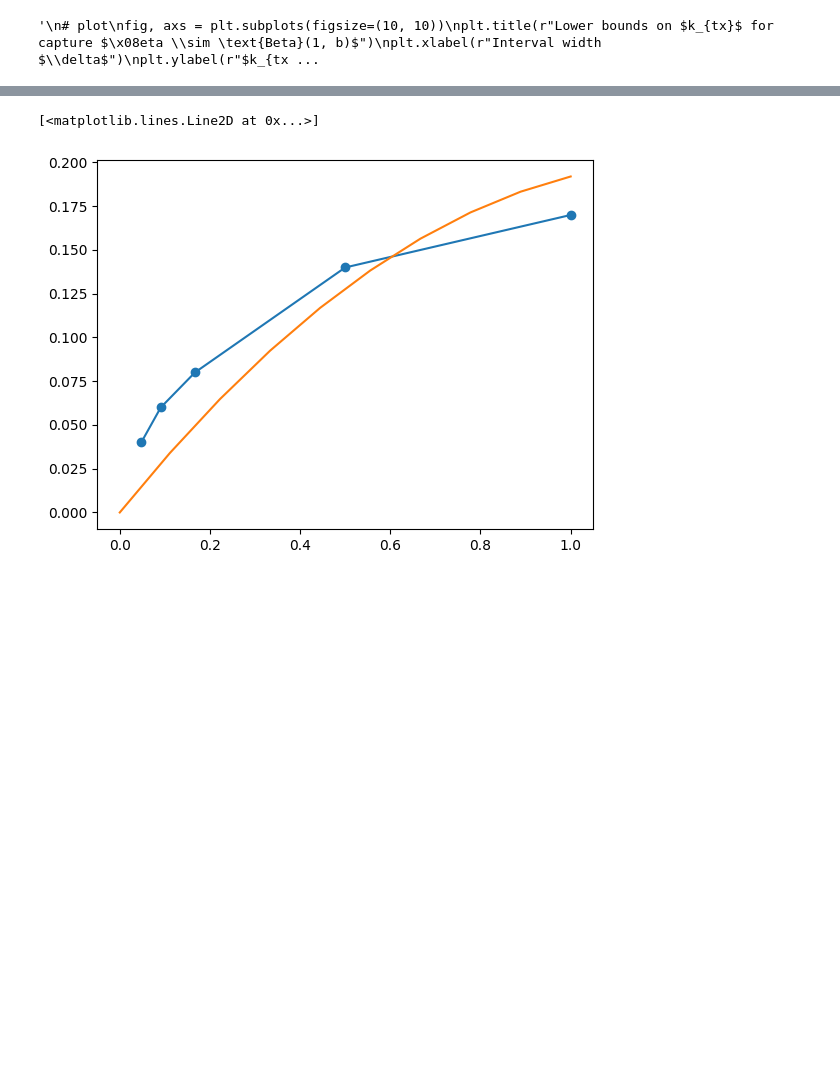
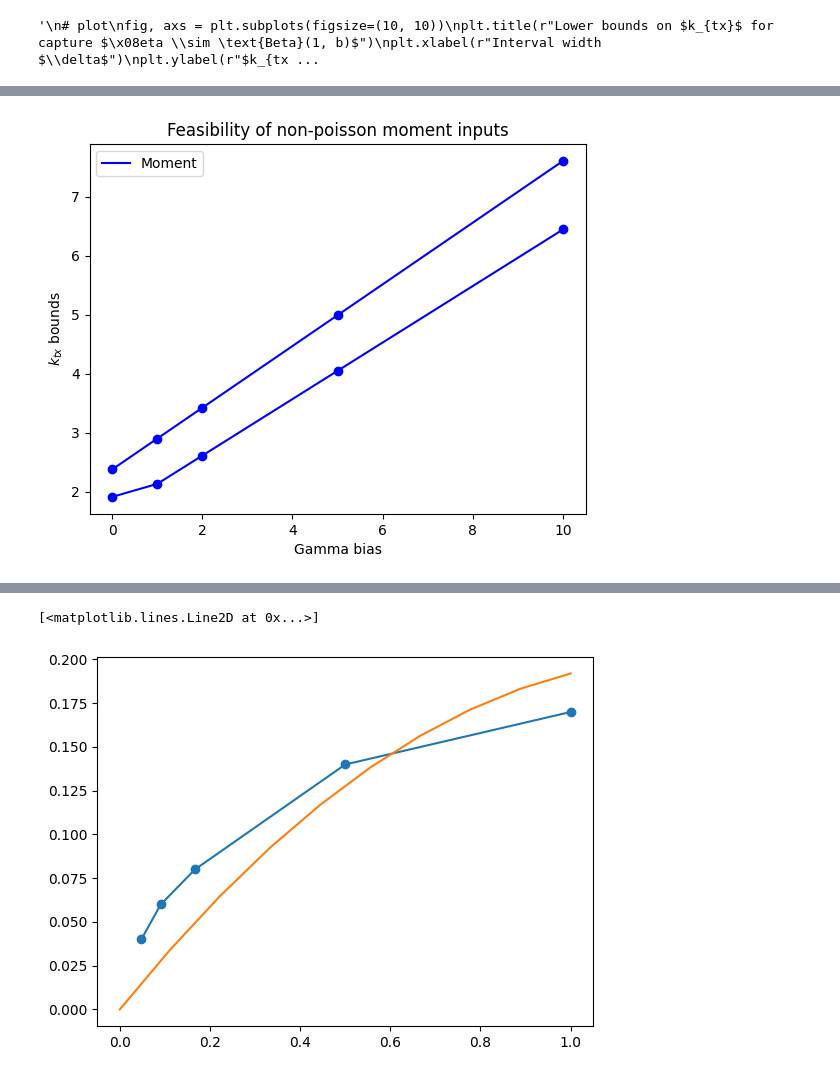
Before and after one commit to willjgh/M5R, a Jupyter notebook: Interaction/Moment-Experiments/analytic_moment_constraints.ipynb, the cells around one changed output, grey strips where cells are left out. Drawn from its saved outputs; the diff is of its cells as text; code cells hidden in the pictures; blank space fills up the shorter version.

```diff
--- a/Interaction/Moment-Experiments/analytic_moment_constraints.ipynb
+++ b/Interaction/Moment-Experiments/analytic_moment_constraints.ipynb
@@ -583,23 +544,23 @@ gamma = 1
 
 # Moment
 print("\nMoment\n")
-solution_moment = optimize_moment(M, k, a, b, delta, deltasq, gamma= 5, printing=True, silent=True, time_limit=60, var=True)
-solution_moment = optimize_moment(M, k, a, b, delta, deltasq, gamma= -5, printing=True, silent=True, time_limit=60, var=True)
+solution_moment = optimize_moment(M, k, a, b, delta, deltasq, gamma=gamma, printing=True, silent=True, time_limit=60, var=True)
+solution_moment = optimize_moment(M, k, a, b, delta, deltasq, gamma=-gamma, printing=True, silent=True, time_limit=60, var=True)
 
 # Downsampled Moment
 print("\nDownsampled Moment\n")
 solution_moment = optimize_moment_downsampled(M, k, a, b, delta, deltasq, deltam=delta, gamma=gamma, printing=True, silent=True, time_limit=60, var=True)
-solution_moment = optimize_moment_downsampled(M, k, a, b, delta, deltasq, deltam=delta, gamma=gamma, printing=True, silent=True, time_limit=60, var=True)
+solution_moment = optimize_moment_downsampled(M, k, a, b, delta, deltasq, deltam=delta, gamma=-gamma, printing=True, silent=True, time_limit=60, var=True)
 
 # Moment + Analytic
 print("\nMoment + Analytic\n")
 solution_moment = optimize_moment(M, k, a, b, delta, deltasq, gamma=gamma, printing=True, silent=True, time_limit=60, var=True, analytic=True)
-solution_moment = optimize_moment(M, k, a, b, delta, deltasq, gamma=gamma, printing=True, silent=True, time_limit=60, var=True, analytic=True)
+solution_moment = optimize_moment(M, k, a, b, delta, deltasq, gamma=-gamma, printing=True, silent=True, time_limit=60, var=True, analytic=True)
 
 # Downsampled Moment + ANalytic
 print("\nDownsampled Moment + Analytic\n")
 solution_moment = optimize_moment_downsampled(M, k, a, b, delta, deltasq, deltam=delta, gamma=gamma, printing=True, silent=True, time_limit=60, var=True, analytic=True)
-solution_moment = optimize_moment_downsampled(M, k, a, b, delta, deltasq, deltam=delta, gamma=gamma, printing=True, silent=True, time_limit=60, var=True, analytic=True)
+solution_moment = optimize_moment_downsampled(M, k, a, b, delta, deltasq, deltam=delta, gamma=-gamma, printing=True, silent=True, time_limit=60, var=True, analytic=True)
 # %% [output]
 Moment
 
@@ -674,0 +584,70 @@ k_tx in (6.47694230251189, 8.335546581702012), status TIME_LIMIT, OPTIMAL
+# %%
+# settings
+n = 0.5
+M = 100
+k = 2
+a = 1
+b = (1 / m) - 1
+delta = 0.175 - 0.13 * (m - 1)**2
+deltasq = 30 * delta**2
+analytic = False
+
+# gamma bias
+gammas_pos = [1, 2, 5, 10]
+gammas_neg = [-gamma for gamma in gammas_pos]
+gammas_neg.reverse()
+
+# gamma = 0
+solution_zero = optimize_moment(M, k, a, b, delta, deltasq, gamma=0, printing=False, silent=True, time_limit=60, var=True, analytic=analytic)
+
+# gamma > 0
+lbs_moment_pos = []
+ubs_moment_pos = []
+stop_flag = False
+for gamma in gammas_pos:
+
+    # optimize
+    if not stop_flag:
+        solution_moment = optimize_moment(M, k, a, b, delta, deltasq, gamma=gamma, printing=False, silent=True, time_limit=60, var=True, analytic=analytic)
+        lbs_moment_pos.append(solution_moment['min'])
+        ubs_moment_pos.append(solution_moment['max'])
+    else:
+        lbs_moment_pos.append(np.nan)
+        ubs_moment_pos.append(np.nan)
+
+    # stop once infeasible
+    if solution_moment['min_status'] == "INFEASIBLE":
+        stop_flag_pos = True
+
+# gamma < 0
+lbs_moment_neg = []
+ubs_moment_neg = []
+stop_flag = False
+for gamma in gammas_neg:
+
+    # optimize
+    if not stop_flag:
+        solution_moment = optimize_moment(M, k, a, b, delta, deltasq, gamma=gamma, printing=False, silent=True, time_limit=60, var=True, analytic=analytic)
+        lbs_moment_neg.append(solution_moment['min'])
+        ubs_moment_neg.append(solution_moment['max'])
+    else:
+        lbs_moment_neg.append(np.nan)
+        ubs_moment_neg.append(np.nan)
+
+    # stop once infeasible
+    if solution_moment['min_status'] == "INFEASIBLE":
+        stop_flag = True
+
+gammas = gammas_neg + [0] + gammas_pos
+lbs = lbs_moment_neg + [solution_zero['min']] + lbs_moment_pos
+ubs = ubs_moment_neg + [solution_zero['max']] + ubs_moment_pos
+
+plt.plot(gammas, lbs, color="blue", label="Moment")
+plt.scatter(gammas, lbs, color="blue")
+plt.plot(gammas, ubs, color="blue")
+plt.scatter(gammas, ubs, color="blue")
+plt.xlabel("Gamma bias")
+plt.ylabel(r"$k_{tx}$ bounds")
+plt.title("Feasibility of non-poisson moment inputs")
+plt.legend()
+# %% [output]
@@ -674,0 +655 @@ k_tx in (6.47694230251189, 8.335546581702012), status TIME_LIMIT, OPTIMAL
+[figure, added]
```
Also changed, not shown: parts of 20 cells of this notebook.
